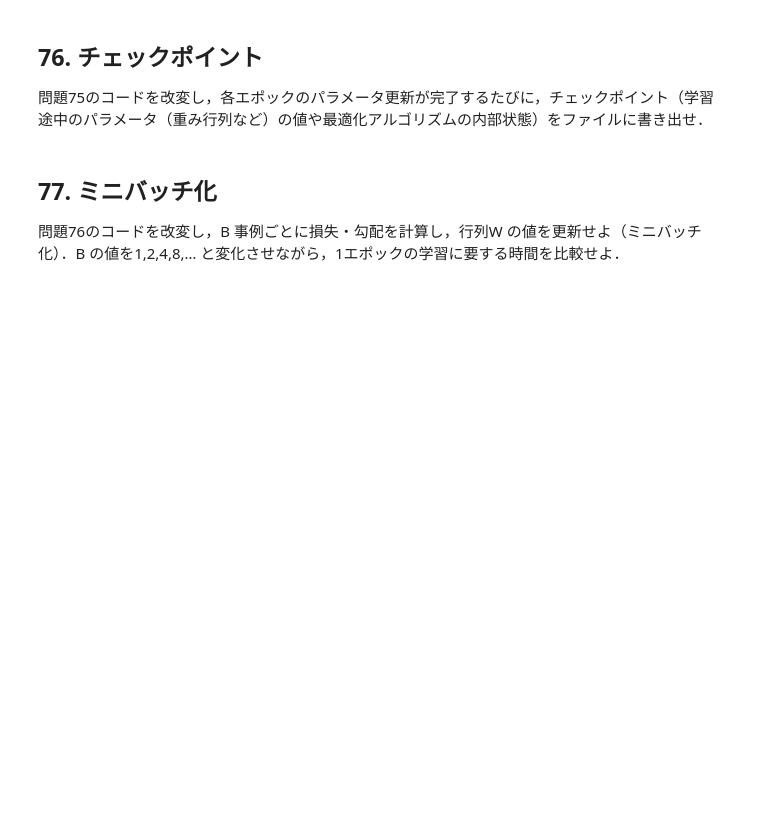
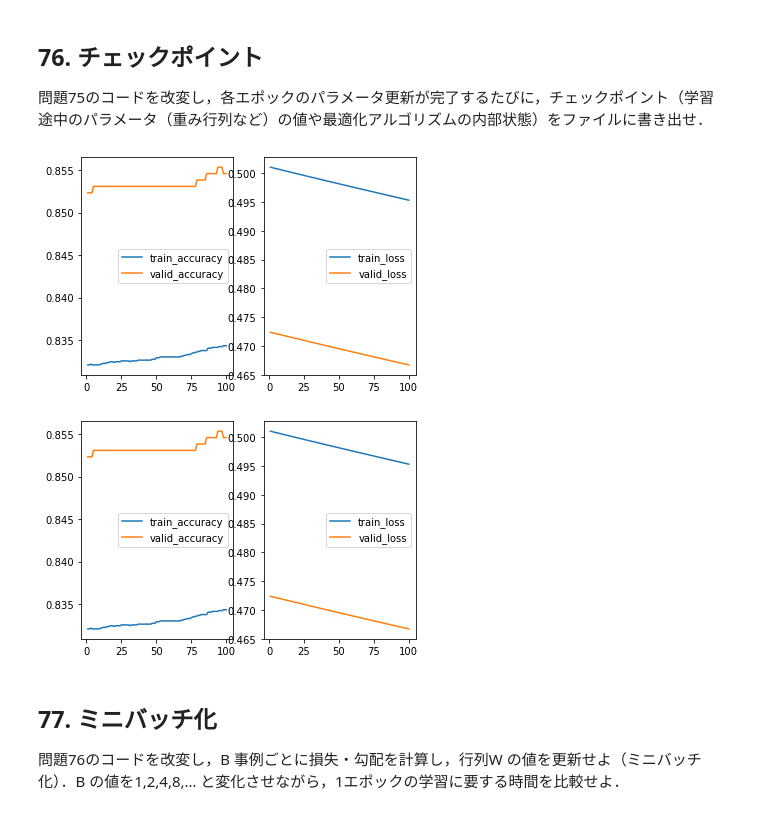
Before and after one commit to MasahiroMakino0706/100knock-crash-2022-local, a Jupyter notebook: trainee_MasahiroMakino0706/chapter08/masahiro_makino_ch08.ipynb, the cells around one changed output. Saved outputs shown, nothing was run; the diff lists cells and outputs as text; code cells hidden in the pictures; blank space fills up the shorter version.

```diff
--- a/trainee_MasahiroMakino0706/chapter08/masahiro_makino_ch08.ipynb
+++ b/trainee_MasahiroMakino0706/chapter08/masahiro_makino_ch08.ipynb
@@ -150,12 +231,12 @@ $$
 # %%
 #ニューラルネットワーク構築
-class NeuralNetwork(nn.Module):
+class NeuralNetwork(torch.nn.Module):
     def __init__(self):
         super().__init__()
         self.layer1 = nn.Linear(300, 4, bias=False)
 
     def forward(self, input):
-        output = activation(self.layer1(input))
+        output = self.layer1(input)
         return output
 
 model = NeuralNetwork()
@@ -208,3 +359,11 @@ $$
+# %%
+#めんどくさいので関数定義
+def accuracy(x, y):
+    number = 0
+    for i in range(len(x)):
+        if torch.argmax(activation(model(x[i]))) == y[i]:
+            number += 1
+    return number/len(x)
 # %% [markdown]
 ## 75. 損失と正解率のプロット
 問題73のコードを改変し，各エポックのパラメータ更新が完了するたびに，訓練データでの損失，正解率，検証データでの損失，正解率をグラフにプロットし，学習の進捗状況を確認できるようにせよ．
@@ -212,6 +446,61 @@ $$
 ## 76. チェックポイント
 
 問題75のコードを改変し，各エポックのパラメータ更新が完了するたびに，チェックポイント（学習途中のパラメータ（重み行列など）の値や最適化アルゴリズムの内部状態）をファイルに書き出せ．
+# %%
+EPOCHS = 100  # 100回繰り返す
+epoch_train_list, loss_train_list, accuracy_train_list = [], [], []
+epoch_valid_list, loss_valid_list, accuracy_valid_list = [], [], []
+
+for epoch in range(EPOCHS):
+    optimizer.zero_grad()  # 重みとバイアスの更新で内部的に使用するデータをリセット
+    outputs = model(X_train)  # 手順1：ニューラルネットワークにデータを入力
+    loss = loss_entropy(outputs, Y_train)  # 手順2：正解ラベルとの比較
+    loss.backward()  # 手順3-1：誤差逆伝播
+    optimizer.step()  # 手順3-2：重みとバイアスの更新
+
+    #エポック、損失、正解率をリストに格納
+    epoch_train_list.append(epoch+1)
+    loss_train_list.append(loss.detach().numpy())
+    accuracy_train_list.append(accuracy(X_train, Y_train))
+
+    outputs = model(X_valid)  # 手順1：ニューラルネットワークにデータを入力
+    loss = loss_entropy(outputs, Y_valid)
+
+    #エポック、損失、正解率をリストに格納
+    epoch_valid_list.append(epoch+1)
+    loss_valid_list.append(loss.detach().numpy())
+    accuracy_valid_list.append(accuracy(X_valid, Y_valid))
+
+    #パラメータと最適化アルゴリズムの内部状態をファイルに書き出す
+    #もしエポックが１であればファイルを新しく生成
+    if epoch == 1:
+        with open('parameters.txt', mode='a') as p, open('SGD_state.txt', mode='a') as s:
+            p.write(f'epoch : {epoch}\n' + str(list(model.parameters())) + '\n')
+            s.write(f'epoch : {epoch}\n' + str(optimizer.state_dict()) + '\n')
+    #エポックが１でなければファイルを上書きしていく
+    else:
+        with open('parameters.txt', mode='w') as p, open('SGD_state.txt', mode='w') as s:
+            p.write(f'epoch : {epoch}\n' + str(list(model.parameters())) + '\n')
+            s.write(f'epoch : {epoch}\n' + str(optimizer.state_dict()) + '\n')
+
+#グラフの設定
+fig = plt.figure()
+ax1 = fig.add_subplot(1, 2, 1)
+ax2 = fig.add_subplot(1, 2, 2)
+
+#プロット
+ax1.plot(epoch_train_list, accuracy_train_list, label='train_accuracy')
+ax2.plot(epoch_train_list, loss_train_list, label='train_loss')
+ax1.plot(epoch_valid_list, accuracy_valid_list, label='valid_accuracy')
+ax2.plot(epoch_valid_list, loss_valid_list, label='valid_loss')
+
+#表示
+ax1.legend()
+ax2.legend()
+fig
+# %% [output]
+[figure, added]
+[figure, added]
 # %% [markdown]
 ## 77. ミニバッチ化
 
```
Also changed, not shown: parts of 47 cells of this notebook.
